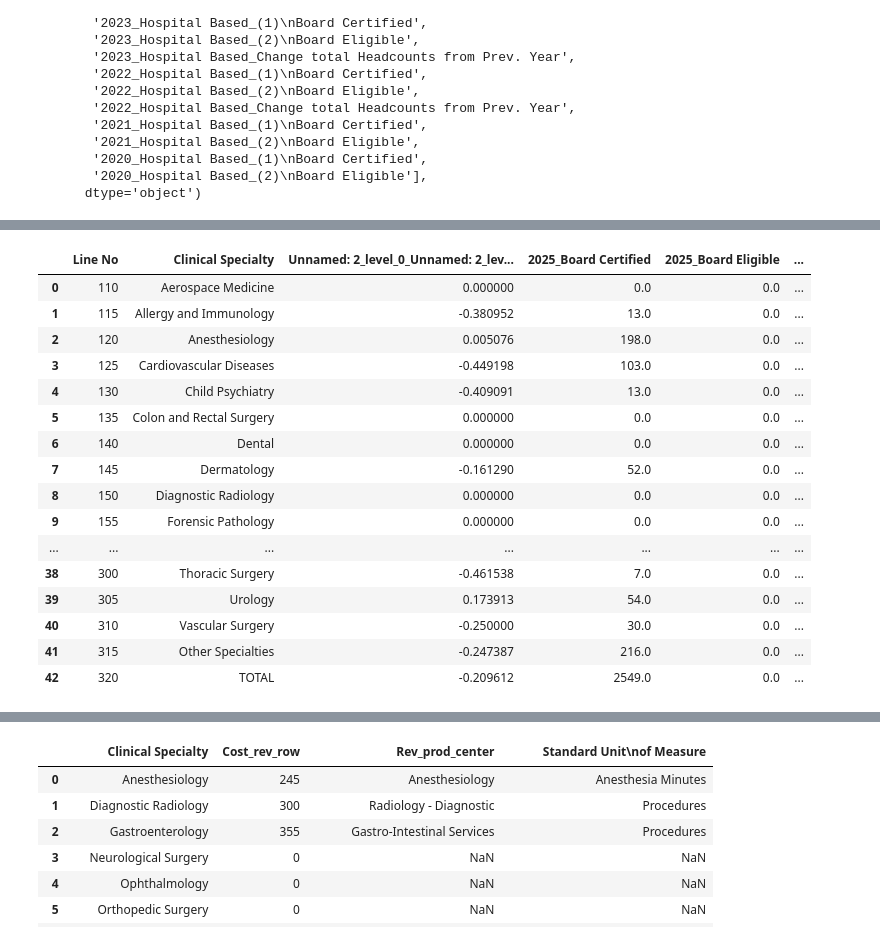
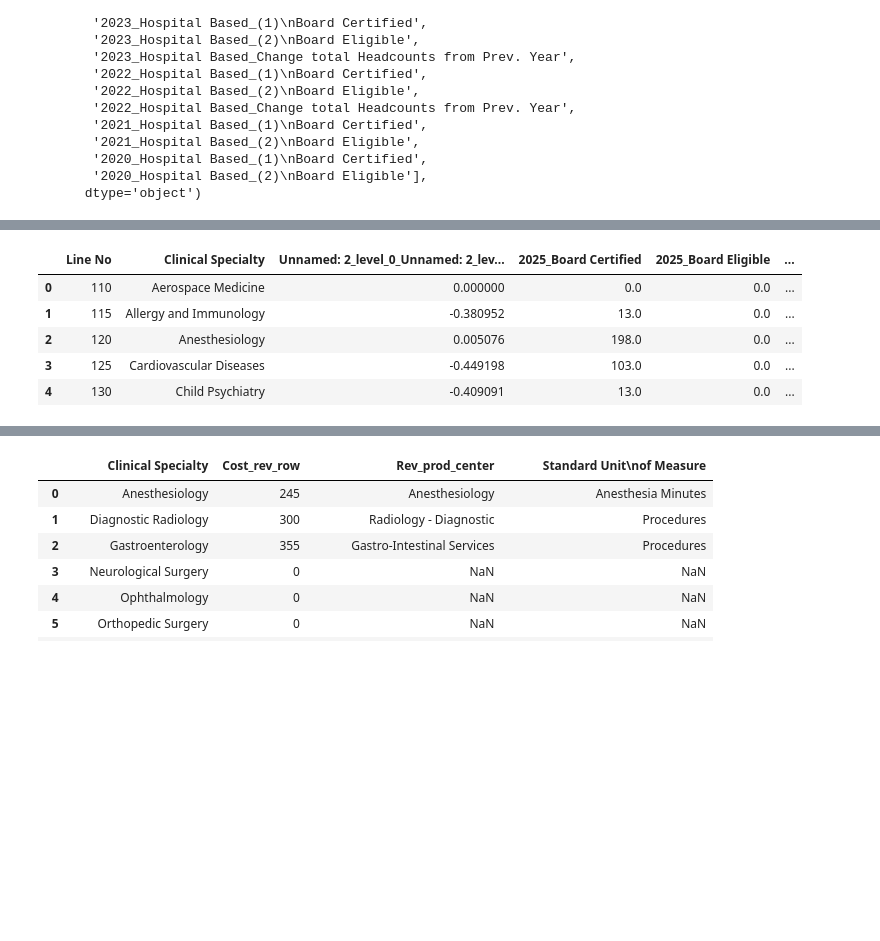
Before and after one commit to tougheye/Data_processing, a Jupyter notebook: Doctor_workload_analysis.ipynb, the cells around one changed output, grey strips where cells are left out. Drawn from its saved outputs; the diff is of its cells as text; code cells hidden in the pictures; blank space fills up the shorter version.

```diff
--- a/Doctor_workload_analysis.ipynb
+++ b/Doctor_workload_analysis.ipynb
@@ -91,22 +70,11 @@ dtype: object
 # %%
 doc_headcount_df.rename(columns=column_dict, inplace=True)
 doc_headcount_df.fillna(0, inplace=True)
-doc_headcount_df
+doc_headcount_df.head()
 # %% [output]
 |  | Line No | Clinical Specialty | Unnamed: 2_level_0_Unnamed: 2_lev... | 2025_Board Certified | 2025_Board Eligible | ... |
 | 0 | 110 | Aerospace Medicine | 0.000000 | 0.0 | 0.0 | ... |
 | 1 | 115 | Allergy and Immunology | -0.380952 | 13.0 | 0.0 | ... |
 | 2 | 120 | Anesthesiology | 0.005076 | 198.0 | 0.0 | ... |
 | 3 | 125 | Cardiovascular Diseases | -0.449198 | 103.0 | 0.0 | ... |
 | 4 | 130 | Child Psychiatry | -0.409091 | 13.0 | 0.0 | ... |
-| 5 | 135 | Colon and Rectal Surgery | 0.000000 | 0.0 | 0.0 | ... |
-| 6 | 140 | Dental | 0.000000 | 0.0 | 0.0 | ... |
-| 7 | 145 | Dermatology | -0.161290 | 52.0 | 0.0 | ... |
-| 8 | 150 | Diagnostic Radiology | 0.000000 | 0.0 | 0.0 | ... |
-| 9 | 155 | Forensic Pathology | 0.000000 | 0.0 | 0.0 | ... |
-| ... | ... | ... | ... | ... | ... | ... |
-| 38 | 300 | Thoracic Surgery | -0.461538 | 7.0 | 0.0 | ... |
-| 39 | 305 | Urology | 0.173913 | 54.0 | 0.0 | ... |
-| 40 | 310 | Vascular Surgery | -0.250000 | 30.0 | 0.0 | ... |
-| 41 | 315 | Other Specialties | -0.247387 | 216.0 | 0.0 | ... |
-| 42 | 320 | TOTAL | -0.209612 | 2549.0 | 0.0 | ... |
```
Also changed, not shown: parts of 14 cells of this notebook.
